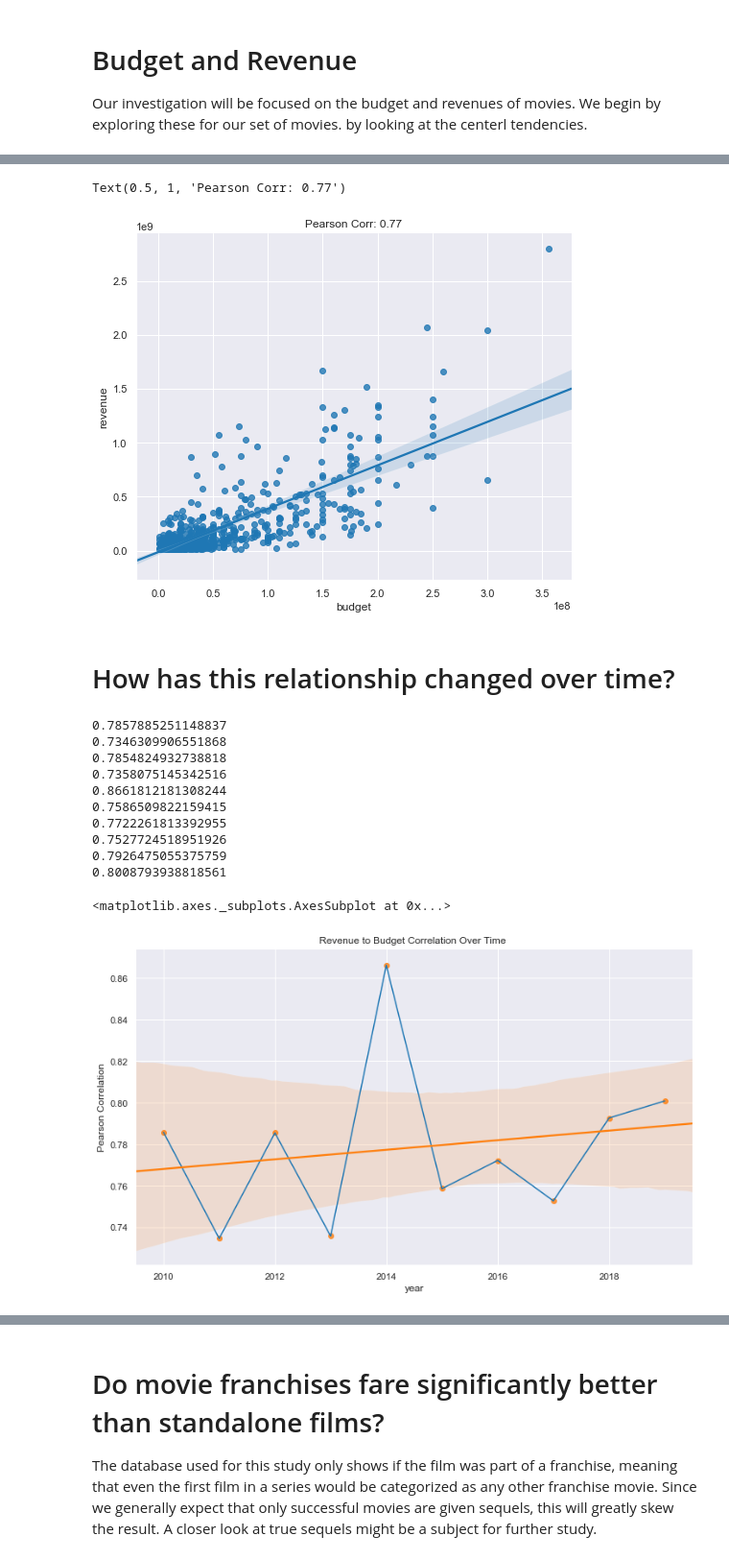
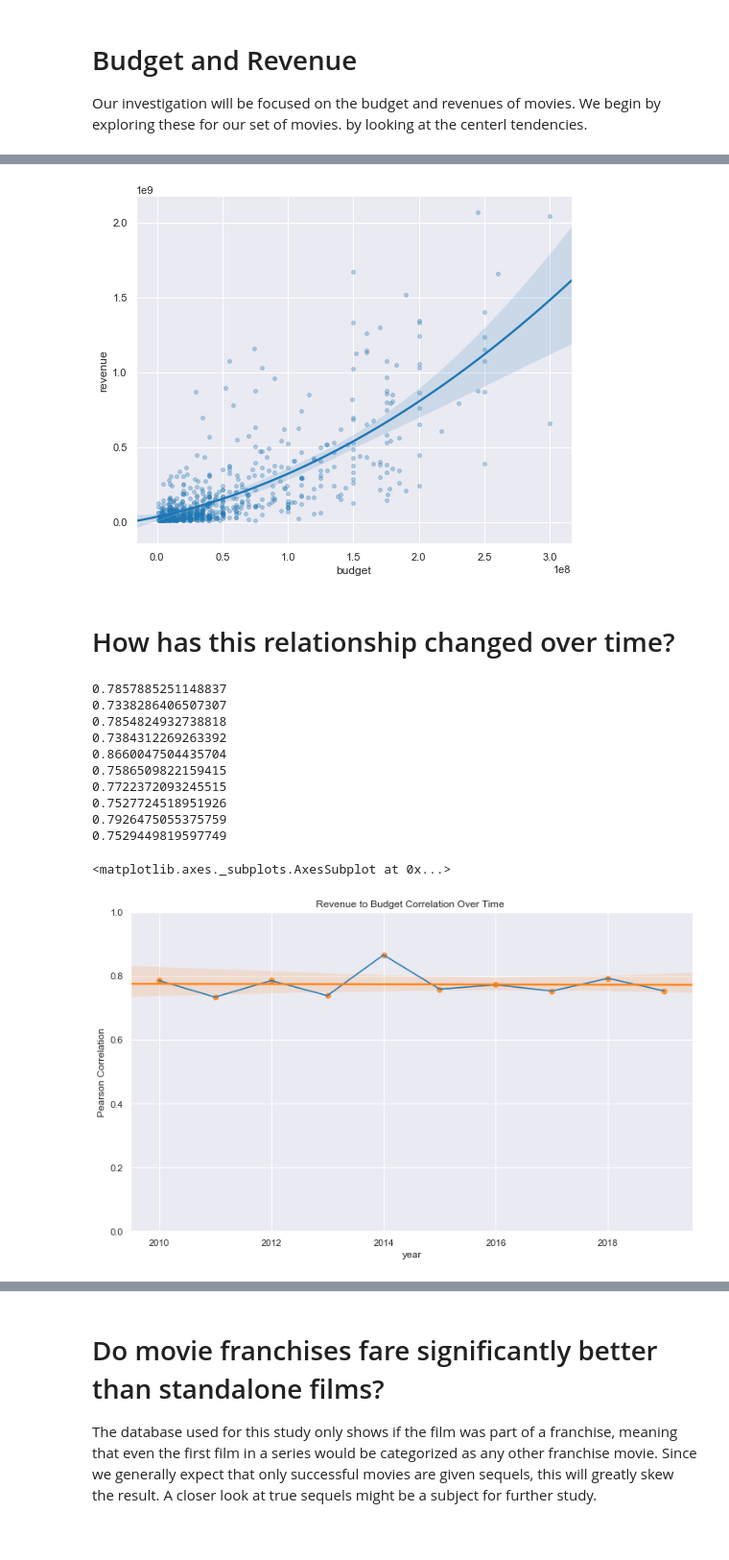
Before and after one commit to sciencelee/dsc-mod-1-project-v2-1-online-ds-sp-000, a Jupyter notebook: student.ipynb, the cells around one changed output, grey strips where cells are left out. Shown: that part at 96% size. Saved outputs shown, nothing was run; the diff lists cells and outputs as text; code cells hidden in the pictures.

```diff
--- a/student.ipynb
+++ b/student.ipynb
@@ -71,9 +80,5 @@ First, we create an API request to get 1000 movies from the past five years sort
 # %%
 import requests
-
-
-# We will get the top n(sample size) number of movies from the indicated range of years
-# TMDB displays 20 per page.  Thats 50 pages worth!
 
 def movie_selection_query(n, start_year, end_year):
     """Get a list of movie data.
@@ -107,10 +112,8 @@ def movie_selection_query(n, start_year, end_year):
     print('-fetched all pages')
     return list_of_dicts[:n]
 
-sample_size = 5000
+sample_size = 100 # our actual sample will be 5000 films.  This is only for demonstration
 start_year = 2010
 end_year = 2019
 all_my_movies = movie_selection_query(sample_size, start_year, end_year)
-
-all_my_movies[0]
 # %% [output]
@@ -200,31 +268,27 @@ These filters seemed to remove any missing or NaN values that would affect our a
 # %%
+# Filtering data using noted criteria
+release_year = df_clean['release_date'].map(lambda x: x.year)
+release_month = df_clean['release_date'].map(lambda x: x.month)
+
+df_clean['release_year'] = release_year
+df_clean['release_month'] = release_month
 
 
-# convert dates to datetime objects for comparison
-datetimes = pd.to_datetime(df["release_date"])
-#print(datetimes)
-
-df['release_date'] = datetimes
-
 # 10 years of movies
-df10 = df[(df['vote_count'] > 0)
-        &  (df['revenue'] > 5e5)
-        & (df['budget'] > 5e5)
-        & (df['release_date'] > '2010-01-01')
-        & (df['release_date'] < '2020-01-01')
+df10 = df_clean[(df_clean['revenue'] > 5e5)
+        & (df_clean['budget'] > 5e5)
+        & (df_clean['release_year'] >= 2010)
+        & (df_clean['release_year'] < 2020)
        ]  # get rid of shorts and non voted
 
 # 5 years of movies
-df5 = df[(df['vote_count'] > 0)
-        & (df['runtime'] > 60)
-        & (df['revenue'] > 5e5)
-        & (df['budget'] > 5e5)
-        & (df['release_date'] > '2015-01-01')
-        & (df['release_date'] < '2020-01-01')
+df5 = df_clean[(df_clean['runtime'] > 60)
+        & (df_clean['revenue'] > 5e5)
+        & (df_clean['budget'] > 5e5)
+        & (df_clean['release_year'] >= 2015)
+        & (df_clean['release_year'] < 2020)
        ]  # get rid of shorts and non voted
 
 
-
 df5.isna().sum()  # all the data will work for our purposes.  We might later drop some cols to simplify
-df5.describe()
 # %% [output]
@@ -406,14 +473,17 @@ The numerical category with the highest correlation is user votes for the movie.
 pval = df5[['budget', 'revenue']].corr(method ='pearson').iloc[0,1]
 
 # make regression plot
-fgrid = sns.lmplot(data=df5, x='budget', y='revenue', height=6, aspect=1.2)
+fgrid = sns.lmplot(data=df5, x='budget', y='revenue', height=6, aspect=1.2,
+                   scatter_kws={"s":15,'alpha':0.3},
+                   order=2
+                  )
 
 # annotate with pval
 ax = fgrid.axes[0,0]
-ax.set_title('Pearson Corr: {:.2f}'.format(pval))
+#ax.set_title('Pearson Corr: {:.2f}'.format(pval))
+ax.set_alpha(0.5)
 # %% [output]
-Text(0.5, 1, 'Pearson Corr: 0.77')
-[figure, old version]
+[figure, new version]
 # %% [markdown]
 # How has this relationship changed over time?
 # %%
@@ -422,36 +492,37 @@ Text(0.5, 1, 'Pearson Corr: 0.77')
 df_date = df10.copy()
 
 df_date['release_year'] = pd.DatetimeIndex(df_date['release_date']).year
 
 corrs = []
 
 start_year = 2010
 end_year = 2019
 for year in range(start_year, end_year + 1):
     rev = df_date[df_date['release_year'] == year]['revenue']
     bud = df_date[df_date['release_year'] == year]['budget']
     c = rev.corr(bud, method='pearson')
     print(c)
     corrs.append({'year': int(year), 'Pearson Correlation': c})
 
 corrs
 
 df_corrs = pd.DataFrame(corrs)
 
 plt.figure(figsize=(12,7))
 ax = sns.lineplot(data=df_corrs, x='year', y='Pearson Correlation')
+ax.set_ylim(0,1)
 ax.set_title("Revenue to Budget Correlation Over Time ")
 sns.regplot(data=df_corrs, x='year', y='Pearson Correlation')
 # %% [output]
 0.7857885251148837
-0.7346309906551868
+0.7338286406507307
 0.7854824932738818
-0.7358075145342516
-0.8661812181308244
+0.7384312269263392
+0.8660047504435704
 0.7586509822159415
-0.7722261813392955
+0.7722372093245515
 0.7527724518951926
 0.7926475055375759
-0.8008793938818561
+0.7529449819597749
 <matplotlib.axes._subplots.AxesSubplot at 0x...>
-[figure, old version]
+[figure, new version]
```
Also changed, not shown: parts of 48 cells of this notebook, 1 other file.
